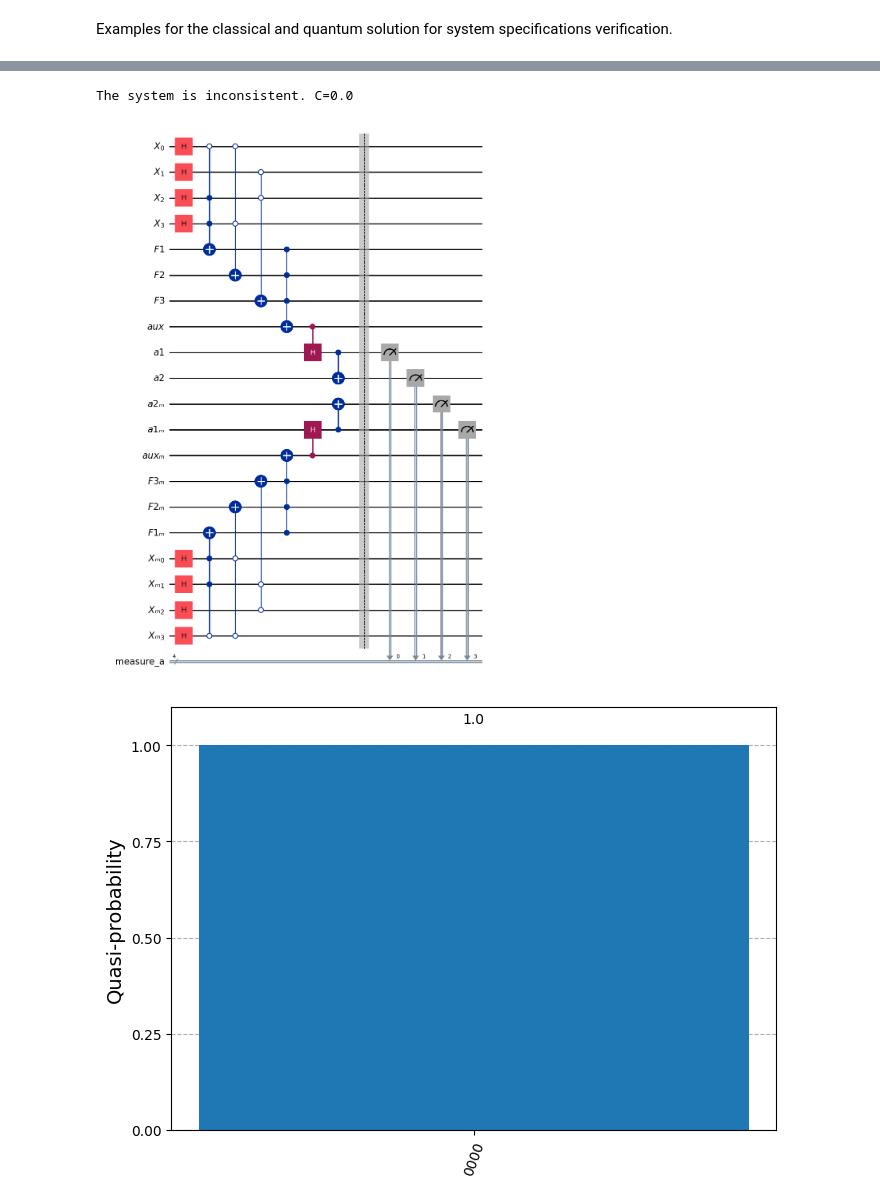
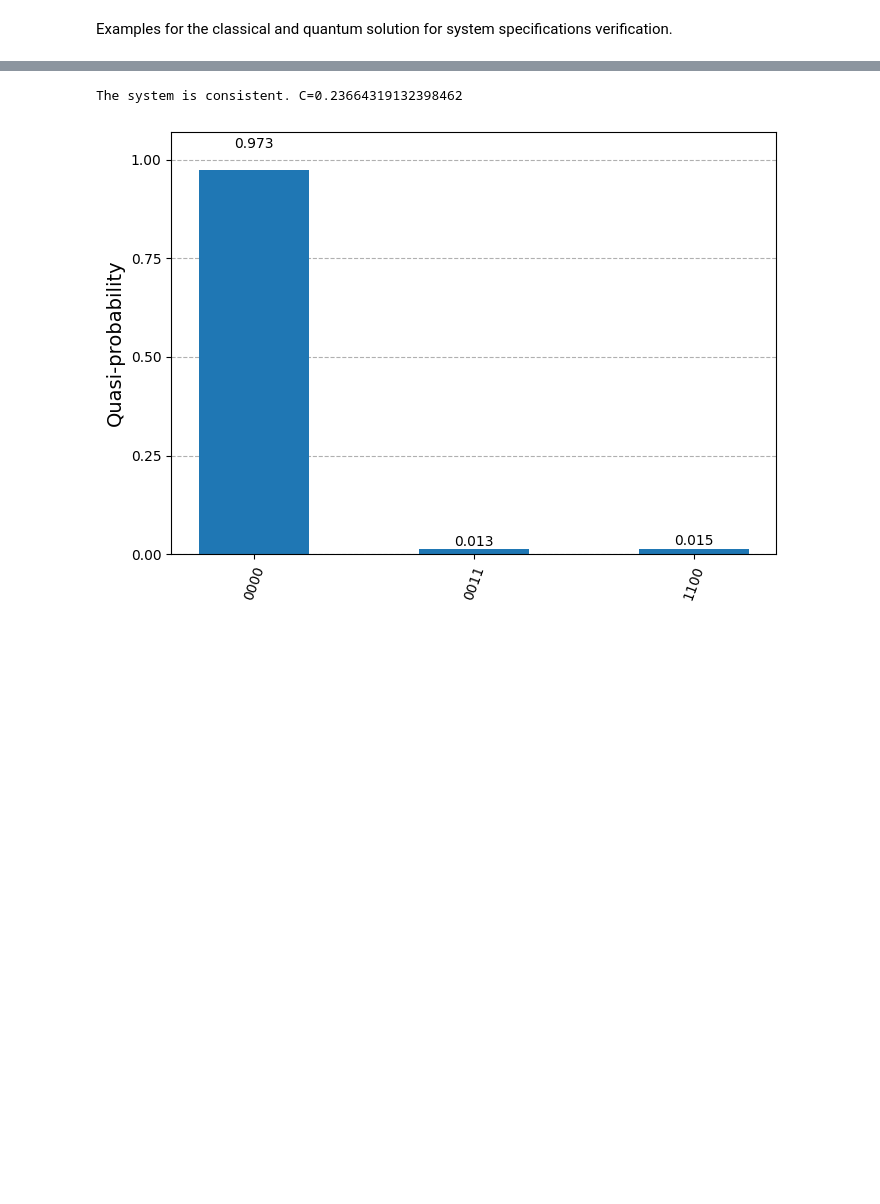
Before and after one commit to k-erlikh/Quantum-System-Specification-Checker, a Jupyter notebook: src/examples.ipynb, the cells around one changed output, grey strips where cells are left out. Cells and saved outputs as stored; diff of their text form; code cells hidden in the pictures; blank space fills up the shorter version.

```diff
--- a/src/examples.ipynb
+++ b/src/examples.ipynb
@@ -57,25 +55,24 @@ Examples:
 # %%
-terms = ["0x11","0xx0","x00x"]
-var = 4
+terms = ["0x0xx1xx","xx0xxx1x","x10xx1xx"]
+var = 8
 func = 3
 
 circ = construct_circuit(terms, var, func)
-circ.draw("mpl");
+#circ.draw("mpl");
 
 simulator = AerSimulator()
 circ = transpile(circ, simulator)
 
 result = simulator.run(circ).result()
 runs = 1000
 probabilities = {k:v/runs for k,v in result.get_counts().items()}
 plot_distribution(probabilities);
 
 p0011=probabilities.get('0011',0)
 p1100=probabilities.get('1100',0)
 
 check_consistency([p0011,p1100]);
 # %% [output]
-The system is inconsistent. C=0.0
+The system is consistent. C=0.23664319132398462
-[figure, old version]
+[figure, new version]
-[figure, removed]
 # %%
```
Also changed, not shown: parts of 10 cells of this notebook, 1 other file.
